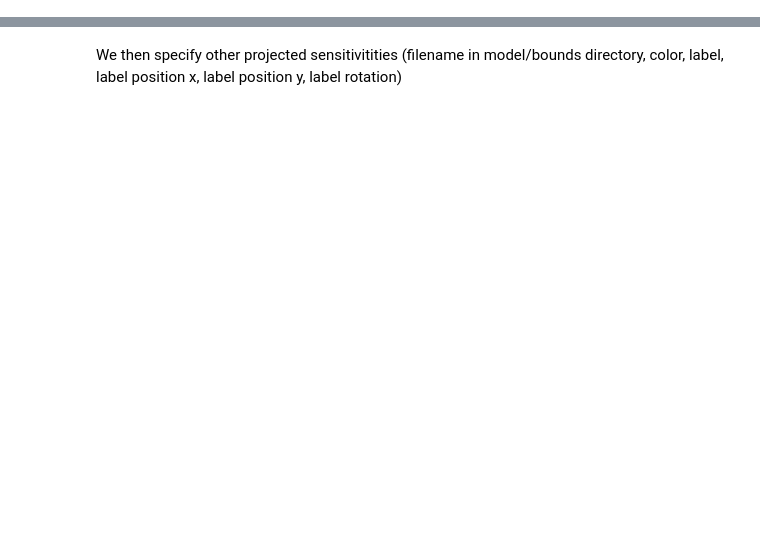
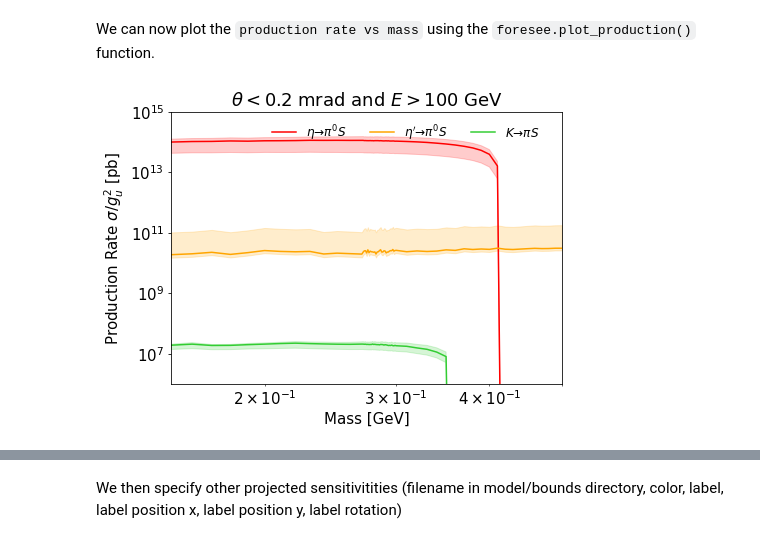
Before and after one commit to KlingFelix/FORESEE, a Jupyter notebook: Models/UpPhilic/UpPhilic.ipynb, the cells around one changed output, grey strips where cells are left out. Saved outputs shown, nothing was run; the diff lists cells and outputs as text; code cells hidden in the pictures; blank space fills up the shorter version.

```diff
--- a/Models/UpPhilic/UpPhilic.ipynb
+++ b/Models/UpPhilic/UpPhilic.ipynb
@@ -261,0 +23,4 @@ bounds = [
+# %%
+energy = "13.6"
+modelname="UpPhilic"
+model = Model(modelname, path="./")
@@ -261,0 +95,3 @@ bounds = [
+# %%
+foresee = Foresee(path=src_path)
+foresee.set_model(model=model)
@@ -261,0 +128,8 @@ bounds = [
+# %%
+foresee.set_detector(
+    distance=474,
+    selection="np.sqrt(x.x**2 + (x.y+0.065)**2)<.1",
+    length=3.5,
+    luminosity=60,
+    channels=['gamma', 'pi0_pi0'],
+)
@@ -261,0 +180,7 @@ bounds = [
+# %%
+masses=[x for x in np.linspace(0.15,0.27,13)]
+masses+=[x for x in np.linspace(0.271,0.3,30)]
+masses+=[x for x in np.linspace(0.31,0.5,20)]
+couplings = np.logspace(-9,-2,71)
+
+for mass in masses: foresee.get_llp_spectrum(mass=mass,coupling=1)
@@ -261,0 +205,24 @@ bounds = [
+# %% [markdown]
+We can now plot the `production rate vs mass` using the `foresee.plot_production()` function.
+# %%
+productions=[
+    {"channels": ["221"]       , "color": "red"      , "label": r"$\eta \to \pi^0 S$" , "generators": ['EPOSLHC', 'SIBYLL', 'QGSJET', 'Pythia8-Forward'] },
+    {"channels": ["331"]       , "color": "orange"   , "label": r"$\eta' \to \pi^0 S$", "generators": ['EPOSLHC', 'SIBYLL', 'Pythia8-Forward']           },
+    {"channels": ["321","-321"], "color": "limegreen", "label": r"$K \to \pi S$"      , "generators": ['EPOSLHC', 'SIBYLL', 'QGSJET', 'Pythia8-Forward'] },
+]
+
+plot=foresee.plot_production(
+    masses = masses,
+    productions = productions,
+    energy=energy,
+    condition="logth<-3.7 and logp>2",
+    xlims=[0.15,0.5],ylims=[1e6,1e15],
+    xlabel=r"Mass [GeV]",
+    ylabel=r"Production Rate $\sigma/g_u^2$ [pb]",
+    title=r"$\theta < 0.2$ mrad and $E > 100$ GeV",
+    legendloc=(0.97,1),
+    fs_label=12,
+    ncol=3,
+)
+# %% [output]
+[figure, added]
```
Also changed, not shown: parts of 77 cells of this notebook, 24 other files.
